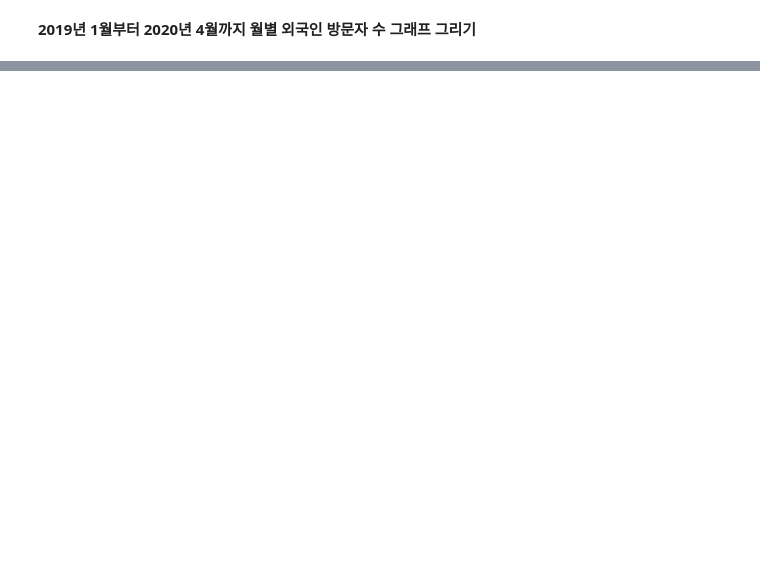
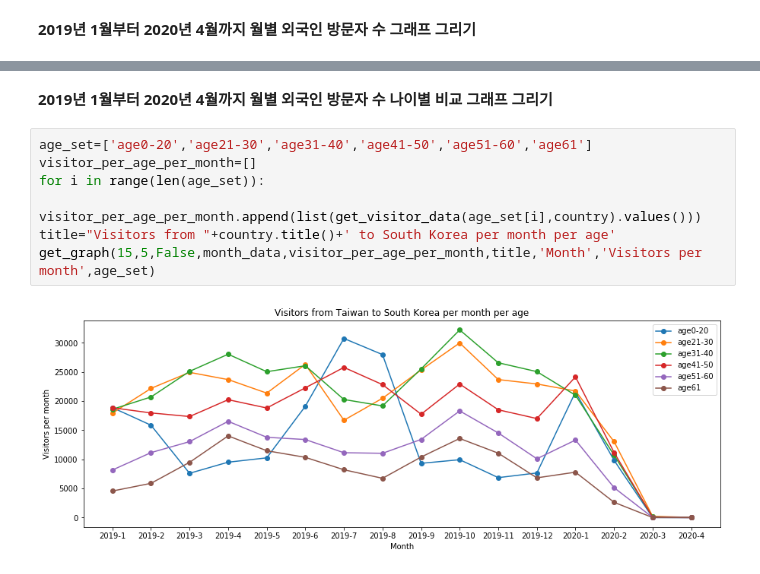
Before and after one commit to alyssa1996/DataAnalysis, a Jupyter notebook: South Korea Vistiors.ipynb, the cells around one changed output, grey strips where cells are left out. Drawn from its saved outputs; the diff is of its cells as text; blank space fills up the shorter version.

```diff
--- a/South Korea Vistiors.ipynb
+++ b/South Korea Vistiors.ipynb
@@ -92,0 +108,11 @@ plt.show()
+# %% [markdown]
+**2019년 1월부터 2020년 4월까지 월별 외국인 방문자 수 나이별 비교 그래프 그리기**
+# %%
+age_set=['age0-20','age21-30','age31-40','age41-50','age51-60','age61']
+visitor_per_age_per_month=[]
+for i in range(len(age_set)):
+    visitor_per_age_per_month.append(list(get_visitor_data(age_set[i],country).values()))
+title="Visitors from "+country.title()+' to South Korea per month per age'
+get_graph(15,5,False,month_data,visitor_per_age_per_month,title,'Month','Visitors per month',age_set)
+# %% [output]
+[figure, added]
```
Also changed, not shown: parts of 5 cells of this notebook.
